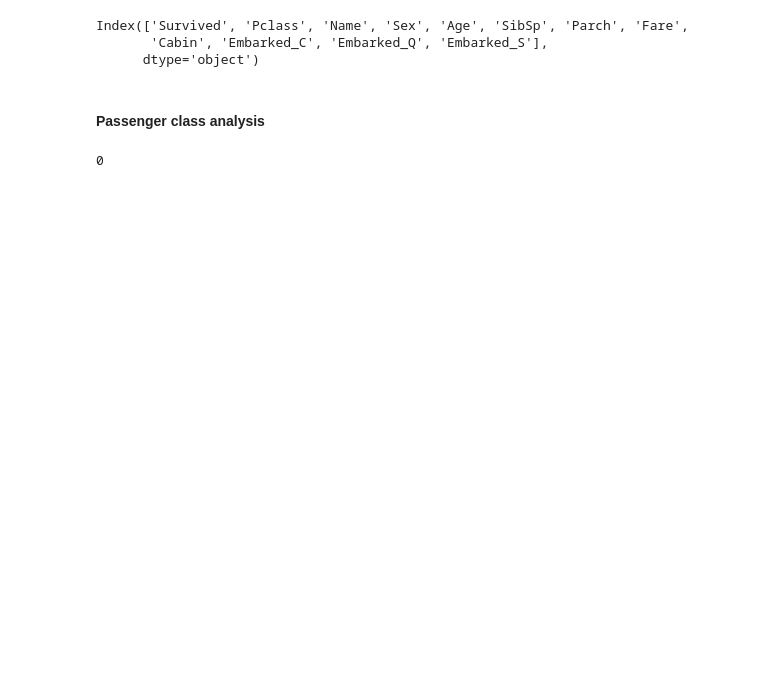
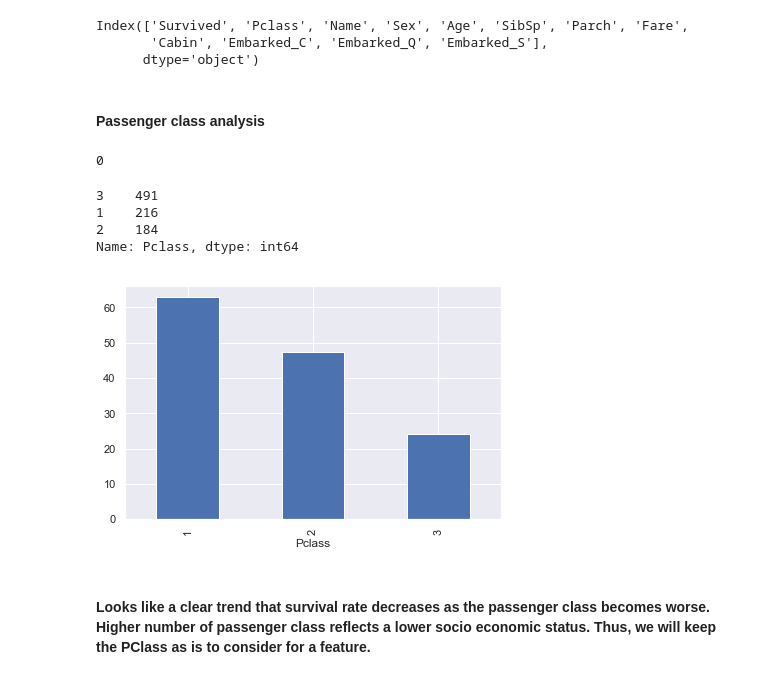
Before and after one commit to abhishekjain88/titanic-kaggle, a Jupyter notebook: Titanic Competition.ipynb, the cells around one changed output. Drawn from its saved outputs; the diff is of its cells as text; code cells hidden in the pictures; blank space fills up the shorter version.

Commit message:
Passenger class analysis complete

```diff
--- a/Titanic Competition.ipynb
+++ b/Titanic Competition.ipynb
@@ -306,7 +306,18 @@ titanic.Pclass.isnull().sum()
 # %% [output]
 0
 # %%
-titanic.Pclass.
+titanic.Pclass.value_counts()
+# %% [output]
+3    491
+1    216
+2    184
+Name: Pclass, dtype: int64
+# %%
+grouped_survival_bar('Pclass')
+# %% [output]
+[figure, added]
+# %% [markdown]
+#### Looks like a clear trend that survival rate decreases as the passenger class becomes worse. Higher number of passenger class reflects a lower socio economic status. Thus, we will keep the PClass as is to consider for a feature.
 # %%
 titanic.columns
 # %%
```
